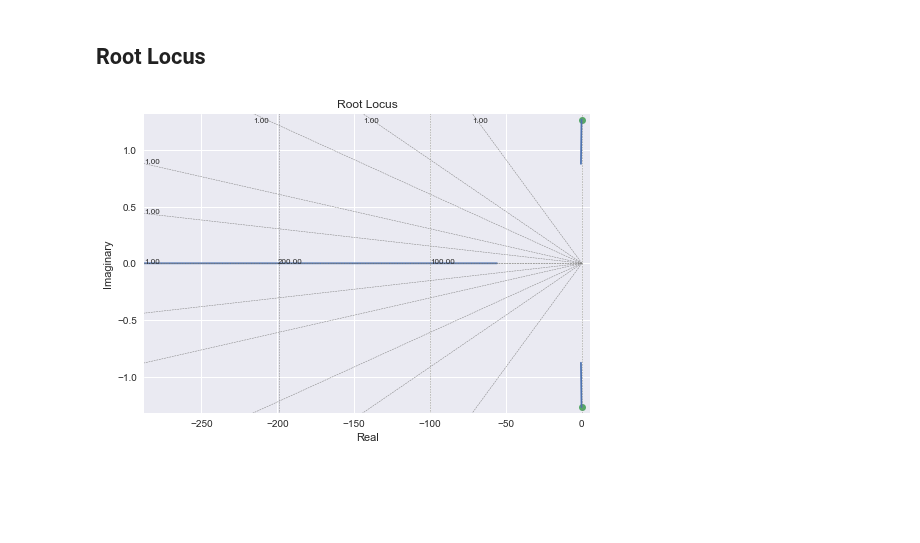
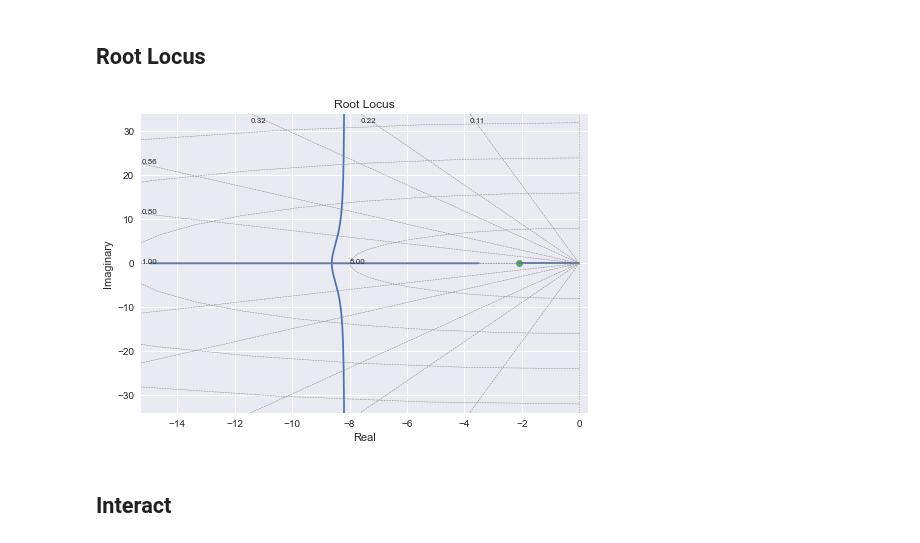
Before and after one commit to Projeto-Jupiter/Roll-Control-Codes, a Jupyter notebook: estabilidade.ipynb, the cells around one changed output. Drawn from its saved outputs; the diff is of its cells as text; code cells hidden in the pictures; blank space fills up the shorter version.

```diff
--- a/estabilidade.ipynb
+++ b/estabilidade.ipynb
@@ -222,6 +249,9 @@ mag, phase, omega = bode(G)
 # %% [markdown]
 ## Root Locus
-# %%
-r, k = rlocus(G)
-# %% [output]
-[figure, removed]
+# %%
+Gr = Gc * Gs * Gp * forcing_canard_coef / Kp
+_ = rlocus(Gr)
+# %% [output]
+[figure, added]
+# %% [markdown]
+## Interact
```
Also changed, not shown: parts of 9 cells of this notebook, 3 other files.
